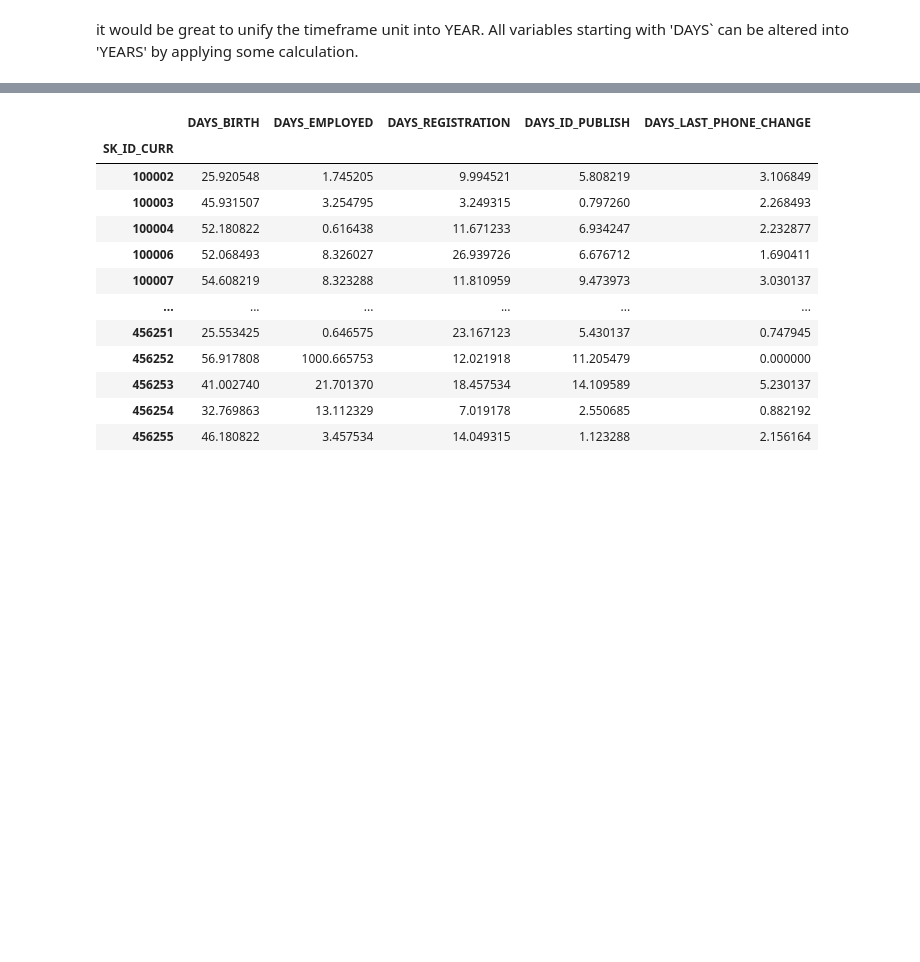
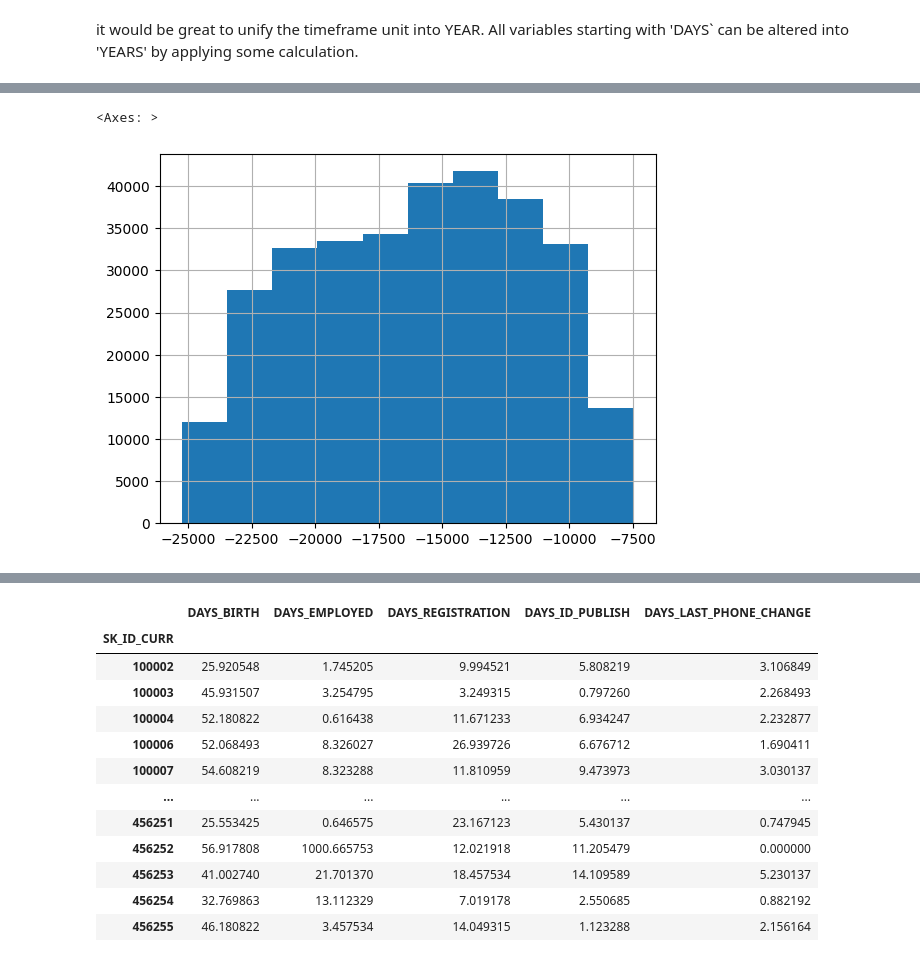
Before and after one commit to dongchanlim/MSBA, a Jupyter notebook: CapstoneProject/notebooks/EDA/EDA.ipynb, the cells around one changed output, grey strips where cells are left out. Cells and saved outputs as stored; diff of their text form; code cells hidden in the pictures; blank space fills up the shorter version.

```diff
--- a/CapstoneProject/notebooks/EDA/EDA.ipynb
+++ b/CapstoneProject/notebooks/EDA/EDA.ipynb
@@ -545,7 +574,7 @@ train.loc[:,train.isin(['Y','N','Yes','No','yes','no']).all(axis= 0)]
 307511 rows × 2 columns
 # %%
 # encode 'Y' with 1 and 'N' with 0
-train.replace({'Y':1, 'N':0})
+train.replace({'Y':1, 'N':0}, inplace = True)
 # %% [output]
 |  | TARGET | NAME_CONTRACT_TYPE | CODE_GENDER | FLAG_OWN_CAR | FLAG_OWN_REALTY | CNT_CHILDREN | ... |
 | SK_ID_CURR |  |  |  |  |  |  | ... |
@@ -570,0 +624,5 @@ it would be great to unify the timeframe unit into YEAR. All variables starting
+# %%
+train['DAYS_BIRTH'].hist()
+# %% [output]
+<Axes: >
+[figure, added]
```
Also changed, not shown: parts of 28 cells of this notebook, 1 other file.
